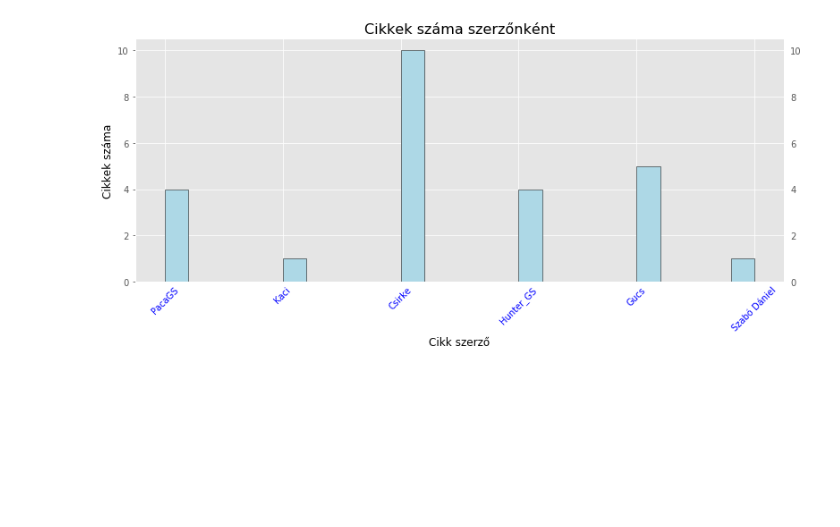
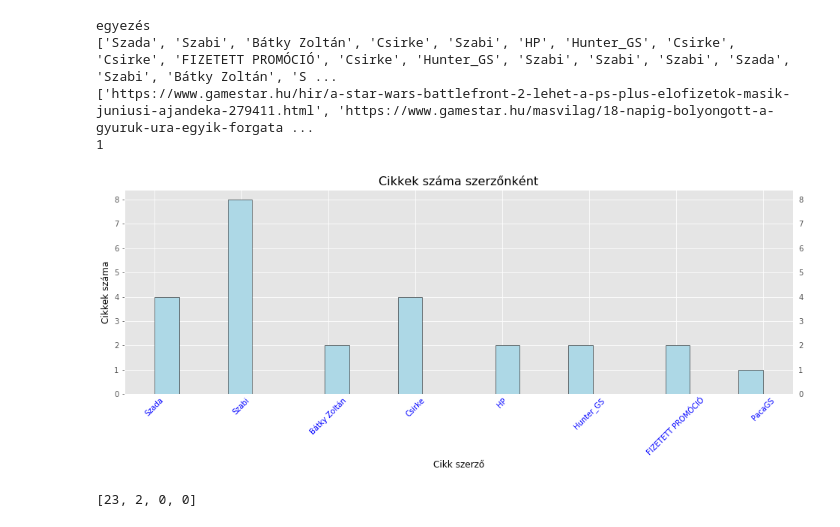
Before and after one commit to AwenTadorZ/Temalabor, a Jupyter notebook: Ötlet01/TemaLab01.ipynb, the cells around one changed output. Saved outputs shown, nothing was run; the diff lists cells and outputs as text; code cells hidden in the pictures; blank space fills up the shorter version.

```diff
--- a/Ötlet01/TemaLab01.ipynb
+++ b/Ötlet01/TemaLab01.ipynb
@@ -17,19 +13,78 @@ for item in items:
+# %%
+author=[]
+link=[]
+ir="0"
+tol=0
+ig=25
+b=0
+
+author_txt = [line.rstrip('\n') for line in open("author.txt")]
+
+for item in items:
+    author.append(item.author.text)
+
+while b < len(author_txt)/25:
+    if author == author_txt[tol:ig]:
+        print("egyezés")
+        ir = "1"
+        break
+    else:
+        tol+=25
+        ig+=25
+        b+=1
+        print("nincs")
+
+link_txt = [line.rstrip('\n') for line in open("link.txt")]
+
+for item in items:
+    link.append(item.link.text)
+
+
+if ir == "0":
+    author = author + author_txt
+    #author fájlba írás
+    with open('author.txt', 'a') as f:
+        for item in author:
+            f.write("%s\n" % item)
+    link=link+link_txt
+    #link fájlba írás
+    with open('link.txt', 'a') as f:
+        for item in link:
+            f.write("%s\n" % item)
+
+else:
+    author = author_txt
+    link = link_txt
+
+
+print(author)
+#author = author_txt
+#print(author)
+#author = author + author_txt
+
+print(link)
+print(ir)
+# %% [output]
+egyezés
+['Szada', 'Szabi', 'Bátky Zoltán', 'Csirke', 'Szabi', 'HP', 'Hunter_GS', 'Csirke', 'Csirke', 'FIZETETT PROMÓCIÓ', 'Csirke', 'Hunter_GS', 'Szabi', 'Szabi', 'Szabi', 'Szada', 'Szabi', 'Bátky Zoltán', 'S ...
+['https://www.gamestar.hu/hir/a-star-wars-battlefront-2-lehet-a-ps-plus-elofizetok-masik-juniusi-ajandeka-279411.html', 'https://www.gamestar.hu/masvilag/18-napig-bolyongott-a-gyuruk-ura-egyik-forgata ...
+1
 # %%
-plt.figure(figsize=(13,5))
+plt.figure(figsize=(16,5))
 
 plt.style.use("ggplot")
 
 plt.xticks(rotation=45)
 plt.tick_params(axis='x', colors='blue', length=0)
 plt.tick_params(labelright=True)
 
 
 plt.ylabel("Cikkek száma",fontsize=12,color="black")
 plt.xlabel("Cikk szerző",fontsize=12,color="black")
 plt.title("Cikkek száma szerzőnként",fontsize=16)
 plt.hist(author, bins=len(author), color="lightblue",edgecolor="black")
 
 
 plt.show()
 # %% [output]
-[figure, old version]
+[figure, new version]
@@ -40,4 +91,5 @@ for item in items:
 # %%
+hon=[]
 gamestar=0
 pcworld=0
 puliwood=0
@@ -51,3 +103,12 @@ for i in link:
         puliwood+=1
     else:
         egyéb+=1
+
+
+hon.append(gamestar)
+hon.append(pcworld)
+hon.append(puliwood)
+hon.append(egyéb)
+print(hon)
+# %% [output]
+[23, 2, 0, 0]
```
Also changed, not shown: parts of 8 cells of this notebook, 2 other files.
